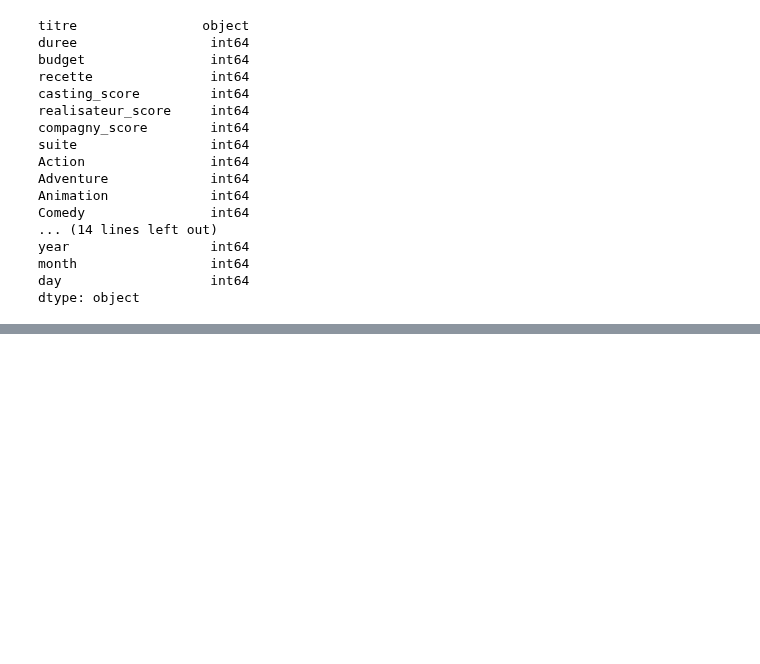
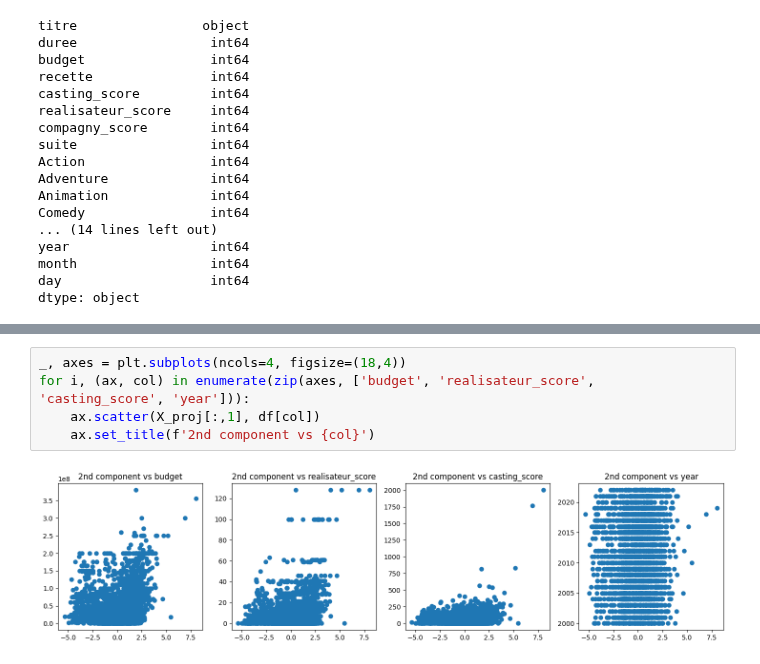
Before and after one commit to Keracles/MovieHype, a Jupyter notebook: models_noah/PCA_clustering_noah.ipynb, the cells around one changed output, grey strips where cells are left out. Drawn from its saved outputs; the diff is of its cells as text; blank space fills up the shorter version.

```diff
--- a/models_noah/PCA_clustering_noah.ipynb
+++ b/models_noah/PCA_clustering_noah.ipynb
@@ -71,0 +165,7 @@ dtype: object
+# %%
+_, axes = plt.subplots(ncols=4, figsize=(18,4))
+for i, (ax, col) in enumerate(zip(axes, ['budget', 'realisateur_score', 'casting_score', 'year'])):
+    ax.scatter(X_proj[:,1], df[col])
+    ax.set_title(f'2nd component vs {col}')
+# %% [output]
+[figure, added]
```
Also changed, not shown: parts of 13 cells of this notebook, 1 other file.
